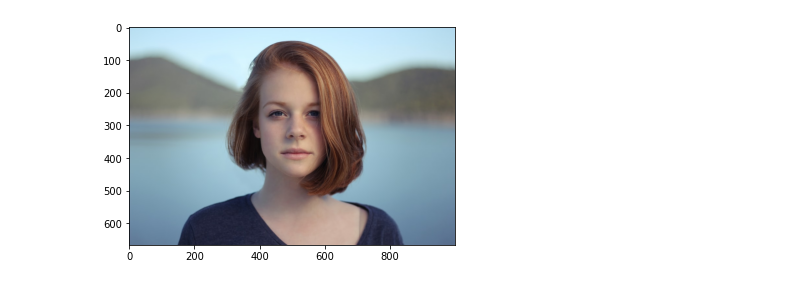
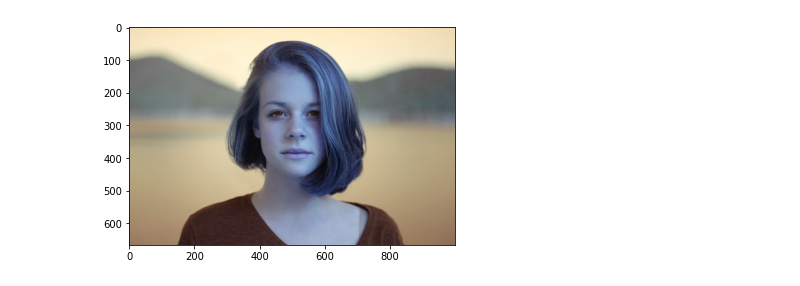
Before and after one commit to gsc2001/Vizually, a Jupyter notebook: vizually/core/tester.ipynb, the cells around one changed output. Cells and saved outputs as stored; diff of their text form; code cells hidden in the pictures.

Commit message:
[Add] Image class

```diff
--- a/vizually/core/tester.ipynb
+++ b/vizually/core/tester.ipynb
@@ -9,13 +14,14 @@ def imshow(image: np.array, cmap=None):
     plt.imshow(image, cmap=cmap)
     plt.show()
 # %%
+from models.image import Image
+
 # load the image
-image = cv2.imread('../data/images/test.jpg')
+image = Image(path='../data/images/test.jpg')
 
-#convert to rgb
-imshow(image[:,:,::-1])
+imshow(image.img)
 # %% [output]
-[figure, old version]
+[figure, new version]
 # %%
 # import your func
 from modules.thresholding import threshHandler
```
Also changed, not shown: parts of 2 cells of this notebook, 3 other files.
